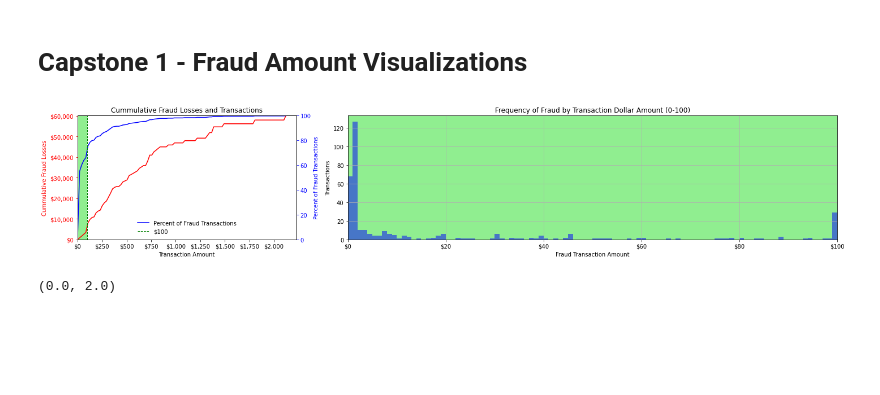
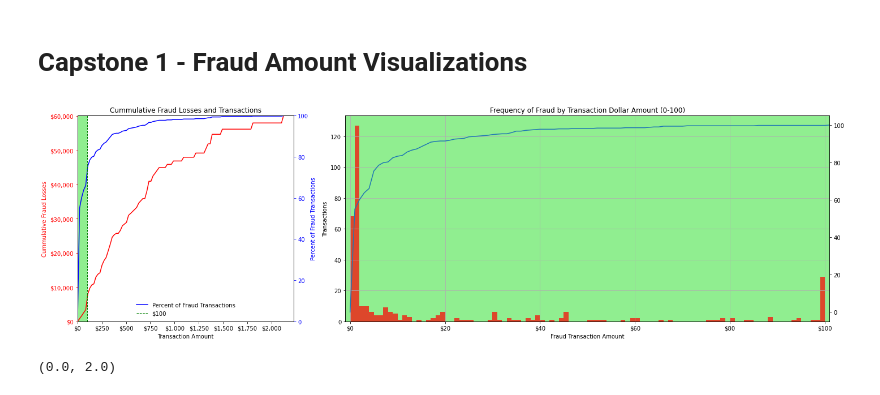
Before and after one commit to allanalberts/Fraud-Detection-Model-Planning, a Jupyter notebook: notebooks/Fraud Amount Visualizations.ipynb, the cells around one changed output. Drawn from its saved outputs; the diff is of its cells as text; code cells hidden in the pictures; blank space fills up the shorter version.

```diff
--- a/notebooks/Fraud Amount Visualizations.ipynb
+++ b/notebooks/Fraud Amount Visualizations.ipynb
@@ -51,40 +51,42 @@ def graph_amount_cdf(ax, x, y1, y2, ymax):
 def amount_cdf_data(data):
     max_amt = data['Amount'].max()
     transaction_cnt = data['Amount'].count()
     x = [n for n in range(1,int(max_amt),int(max_amt/100))]
     y1 = []
     y2 = []
     for n in range(102):
         y1.append(data[data['Amount']<(.01*n*max_amt)]['Amount'].sum())
         y2.append(((data[data['Amount']<(.01*n*max_amt)]['Amount'].count())/transaction_cnt)*100)
     ymax = np.max(y1)
     return x, y1, y2, ymax
 
-def graph_amounts_frequency(ax, data, xlimit):
+def graph_amounts_frequency(ax, y2, data, xlimit):
     gr_data = data.copy()
-    gr_data[gr_data['Amount']<xlimit]['Amount'].hist(ax=ax, bins=100, color='blue', alpha=0.5)
+    gr_data[gr_data['Amount']<xlimit]['Amount'].hist(ax=ax, bins=100, color='red', alpha=0.7)
     ax.set_title("Frequency of Fraud by Transaction Dollar Amount (0-100)")
     ax.set_xlabel('Fraud Transaction Amount')
+    ax_2 = ax.twinx()
+    ax_2.plot(y2)
     currency = mtick.StrMethodFormatter('${x:,.0f}')
     ax.xaxis.set_major_formatter(currency)
     ax.set_ylabel('Transactions')
-    ax.set_xlim(0,100)
+    ax.set_xlim(-1,101)
     ax.set_facecolor('lightgreen')
 
 # amount_cdf_data(df_fraud)
 gs = gs.GridSpec(1,3)
-fig = plt.figure(figsize=(20,4))
+fig = plt.figure(figsize=(20,6))
 
 ax1 = fig.add_subplot(gs[0:-2])
 x, y1, y2, ymax = amount_cdf_data(df_fraud)
 graph_amount_cdf(ax1, x, y1, y2, ymax)
 
 ax2 = fig.add_subplot(gs[1:])
-graph_amounts_frequency(ax2, data=df_fraud, xlimit=100)
+graph_amounts_frequency(ax2, y2, data=df_fraud, xlimit=100)
 plt.tight_layout()
-fig.savefig("AmountPlots.png")
+fig.savefig("../img/AmountPlots.png")
 # %% [output]
-[figure, old version]
+[figure, new version]
 # %%
 # amount_cdf_data(df_fraud)
 
```
Also changed, not shown: 3 other files.
